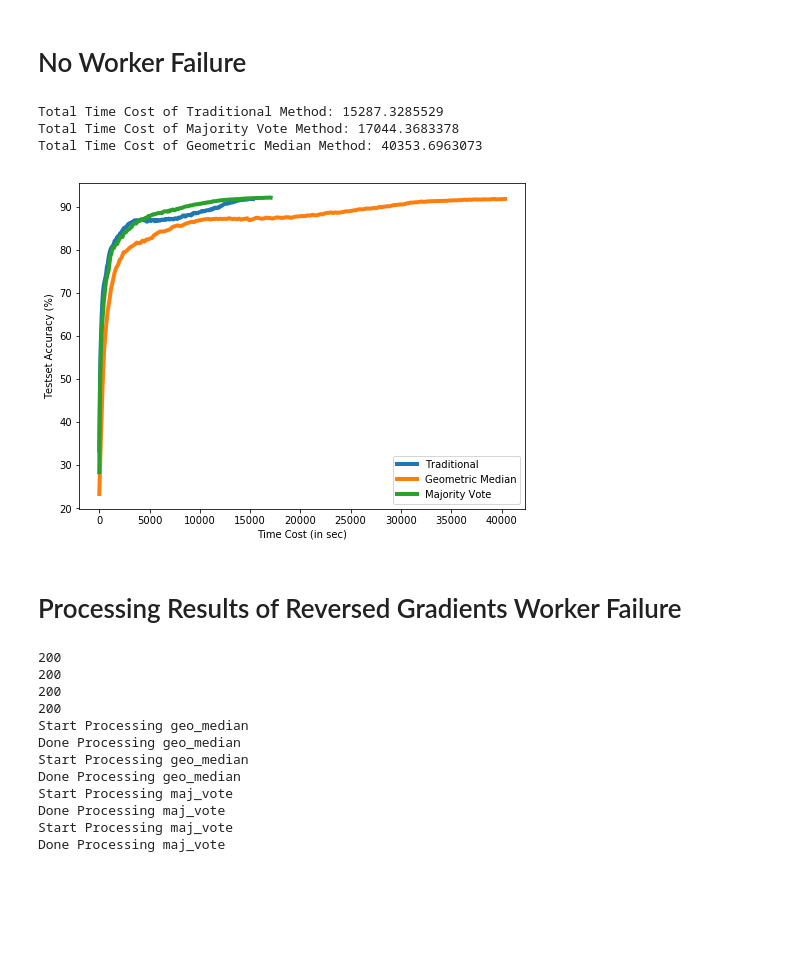
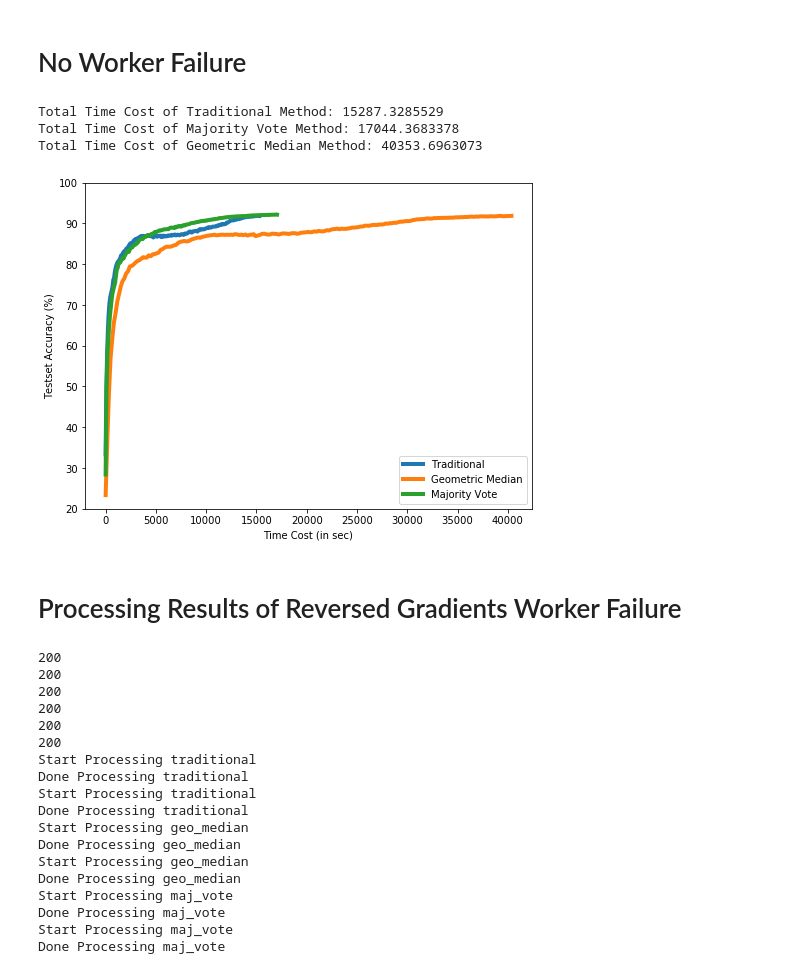
Before and after one commit to hwang595/Draco, a Jupyter notebook: analysis/Full_Initial_Experiment.ipynb, the cells around one changed output. Saved outputs shown, nothing was run; the diff lists cells and outputs as text; code cells hidden in the pictures; blank space fills up the shorter version.

```diff
--- a/analysis/Full_Initial_Experiment.ipynb
+++ b/analysis/Full_Initial_Experiment.ipynb
@@ -92,26 +92,28 @@ for dict_pair in stats:
 # %%
 print("Total Time Cost of Traditional Method: {}".format(time_lines[0][-1]))
 print("Total Time Cost of Majority Vote Method: {}".format(time_lines[2][-1]))
 print("Total Time Cost of Geometric Median Method: {}".format(time_lines[1][-1]))
 fig = plt.figure()
+ax=plt.subplot(111)
 plt.plot(time_lines[0], acc_stat[0],'-', linewidth=4.0,  label='Traditional')
 plt.plot(time_lines[1], acc_stat[1],'-', linewidth=4.0,  label='Geometric Median')
 plt.plot(time_lines[2], acc_stat[2], '-',linewidth=4.0,  label='Majority Vote')
 plt.xlabel("Time Cost (in sec)")
 plt.ylabel("Testset Accuracy (%)")
+ax.set_ylim(20, 100)
 plt.legend()
 plt.show()
 # %% [output]
 Total Time Cost of Traditional Method: 15287.3285529
 Total Time Cost of Majority Vote Method: 17044.3683378
 Total Time Cost of Geometric Median Method: 40353.6963073
-[figure, old version]
+[figure, new version]
 # %% [markdown]
 # Processing Results of Reversed Gradients Worker Failure
 # %%
-method = ['geo_median', 'maj_vote']
+method = ['traditional','geo_median', 'maj_vote']
 num_failure = ['15', '21']
-acc_stat = [{},{}]
+acc_stat = [{},{},{}]
 step_list = [i for i in range(0, 10001, 50)]
 # parse acc log files first
 for i,m in enumerate(method):
@@ -130,9 +132,12 @@ print(len(acc_stat[0]['15']))
 print(len(acc_stat[0]['21']))
 print(len(acc_stat[1]['15']))
 print(len(acc_stat[1]['21']))
+print(len(acc_stat[2]['15']))
+print(len(acc_stat[2]['21']))
+
 
 # then we get the time cost
-stats = [{},{}]
+stats = [{},{},{}]
 for i,m in enumerate(method):
     for f in num_failure:
         stat_dict_worker = {}
@@ -174,6 +179,12 @@ for i,m in enumerate(method):
 200
 200
 200
+200
+200
+Start Processing traditional
+Done Processing traditional
+Start Processing traditional
+Done Processing traditional
 Start Processing geo_median
 Done Processing geo_median
 Start Processing geo_median
```
Also changed, not shown: parts of 7 cells of this notebook.
